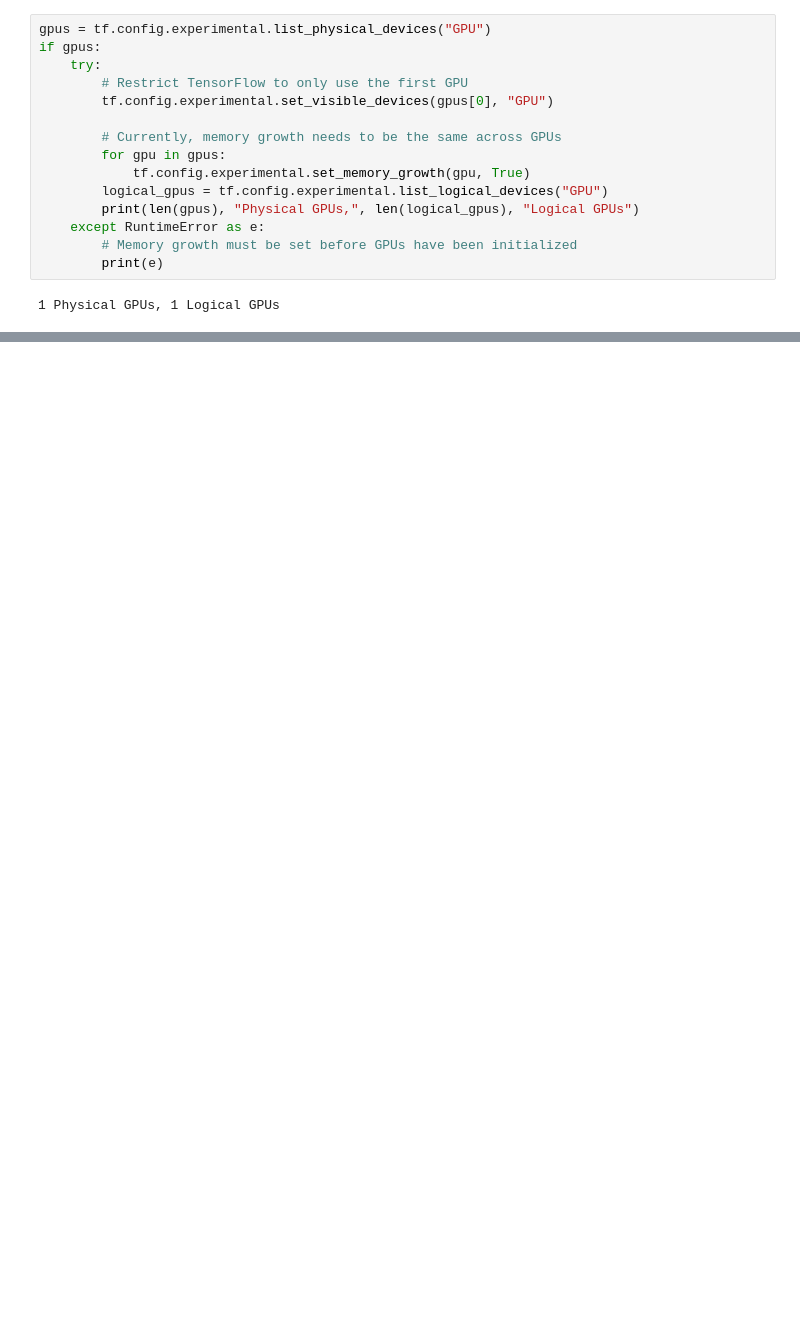
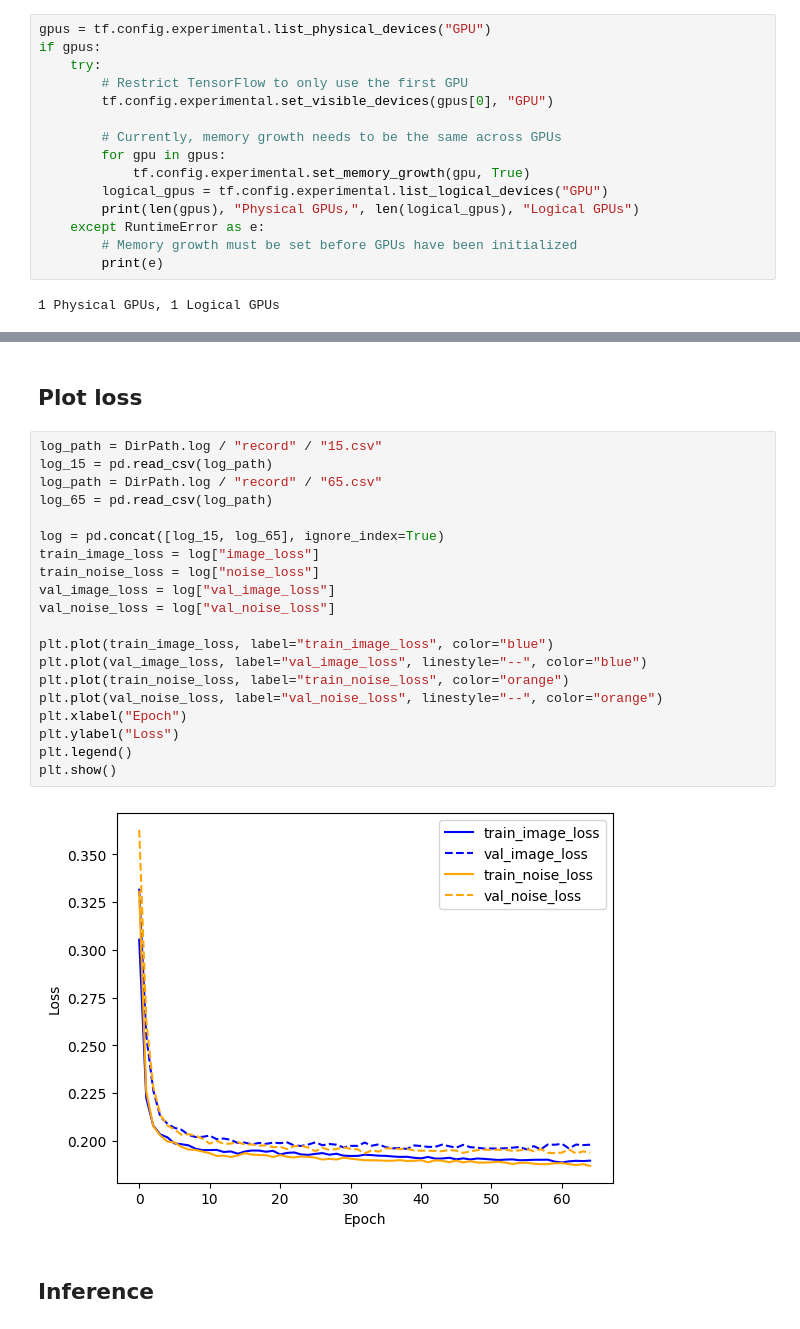
Before and after one commit to huang0520/1121_DL_Competition, a Jupyter notebook: competition3/main.ipynb, the cells around one changed output, grey strips where cells are left out. Saved outputs shown, nothing was run; the diff lists cells and outputs as text; blank space fills up the shorter version.

```diff
--- a/competition3/main.ipynb
+++ b/competition3/main.ipynb
@@ -519,0 +950,26 @@ Score: 0.9961 ± 0.1545
+# %% [markdown]
+## Plot loss
+# %%
+log_path = DirPath.log / "record" / "15.csv"
+log_15 = pd.read_csv(log_path)
+log_path = DirPath.log / "record" / "65.csv"
+log_65 = pd.read_csv(log_path)
+
+log = pd.concat([log_15, log_65], ignore_index=True)
+train_image_loss = log["image_loss"]
+train_noise_loss = log["noise_loss"]
+val_image_loss = log["val_image_loss"]
+val_noise_loss = log["val_noise_loss"]
+
+plt.plot(train_image_loss, label="train_image_loss", color="blue")
+plt.plot(val_image_loss, label="val_image_loss", linestyle="--", color="blue")
+plt.plot(train_noise_loss, label="train_noise_loss", color="orange")
+plt.plot(val_noise_loss, label="val_noise_loss", linestyle="--", color="orange")
+plt.xlabel("Epoch")
+plt.ylabel("Loss")
+plt.legend()
+plt.show()
+# %% [output]
+[figure, added]
+# %% [markdown]
+## Inference
```
Also changed, not shown: parts of 49 cells of this notebook, 1 other file.
